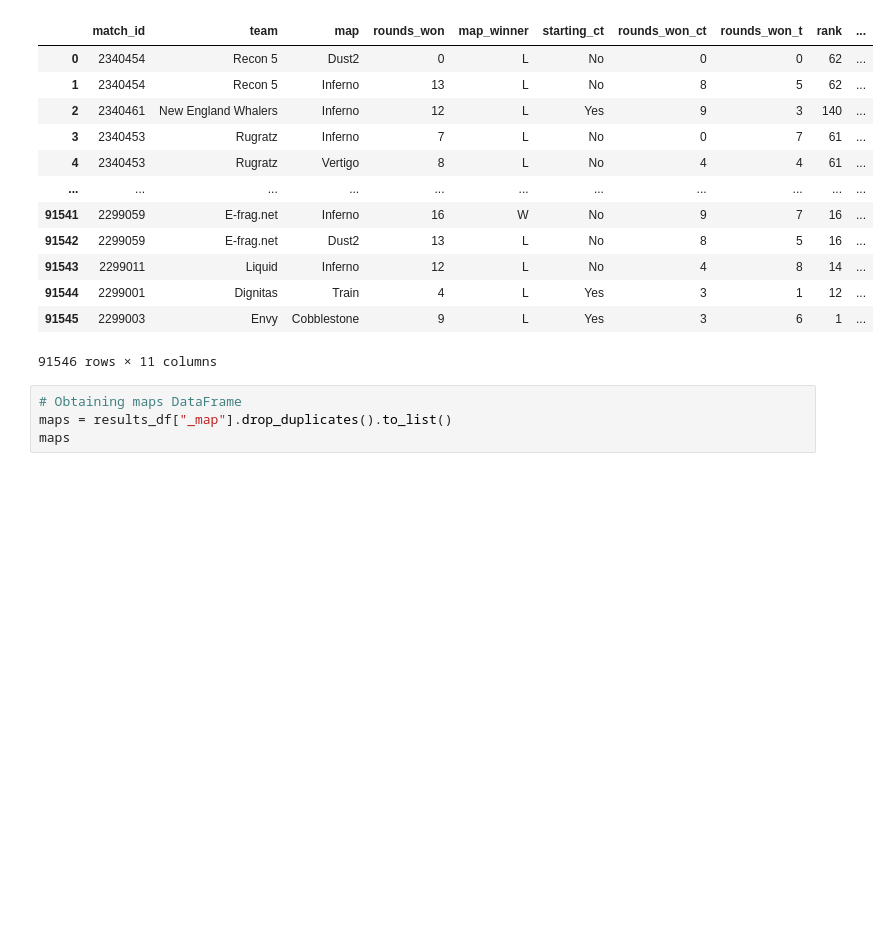
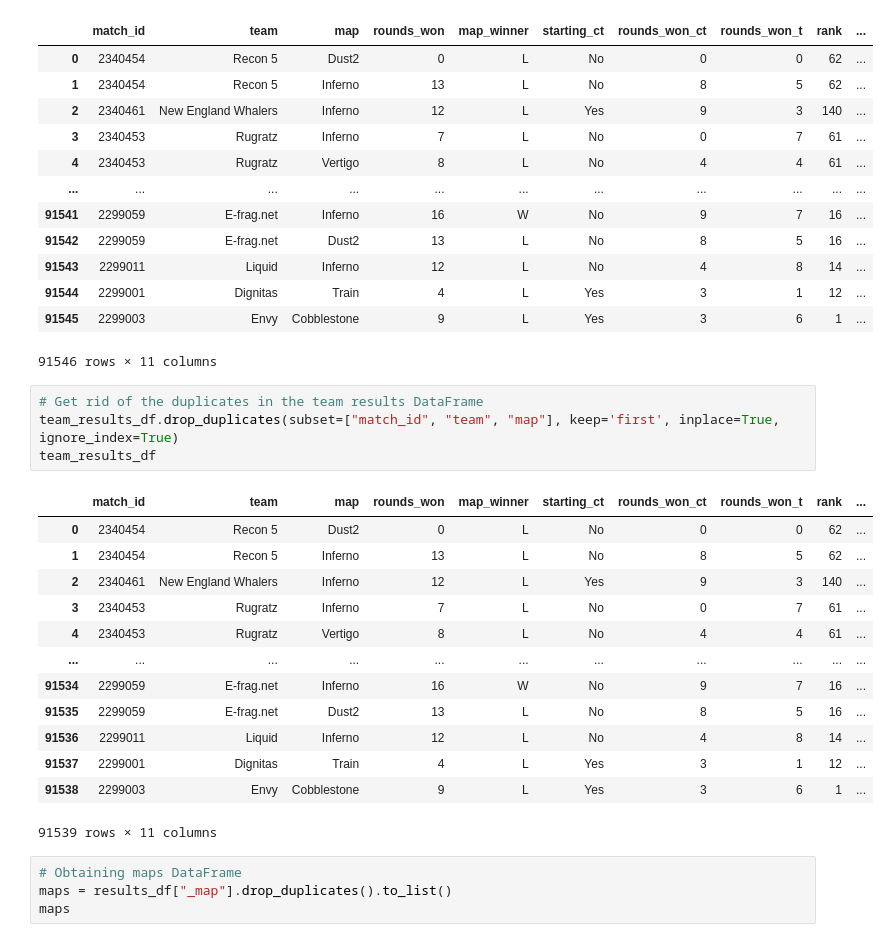
Before and after one commit to pqrt12/Final_Project, a Jupyter notebook: Notebook/ETL_process_historical_data.ipynb, the cells around one changed output. Cells and saved outputs as stored; diff of their text form; blank space fills up the shorter version.

```diff
--- a/Notebook/ETL_process_historical_data.ipynb
+++ b/Notebook/ETL_process_historical_data.ipynb
@@ -335,6 +304,24 @@ team_results_df
 | 91544 | 2299001 | Dignitas | Train | 4 | L | Yes | 3 | 1 | 12 | ... |
 | 91545 | 2299003 | Envy | Cobblestone | 9 | L | Yes | 3 | 6 | 1 | ... |
 91546 rows × 11 columns
+# %%
+# Get rid of the duplicates in the team results DataFrame
+team_results_df.drop_duplicates(subset=["match_id", "team", "map"], keep='first', inplace=True, ignore_index=True)
+team_results_df
+# %% [output]
+|  | match_id | team | map | rounds_won | map_winner | starting_ct | rounds_won_ct | rounds_won_t | rank | ... |
+| 0 | 2340454 | Recon 5 | Dust2 | 0 | L | No | 0 | 0 | 62 | ... |
+| 1 | 2340454 | Recon 5 | Inferno | 13 | L | No | 8 | 5 | 62 | ... |
+| 2 | 2340461 | New England Whalers | Inferno | 12 | L | Yes | 9 | 3 | 140 | ... |
+| 3 | 2340453 | Rugratz | Inferno | 7 | L | No | 0 | 7 | 61 | ... |
+| 4 | 2340453 | Rugratz | Vertigo | 8 | L | No | 4 | 4 | 61 | ... |
+| ... | ... | ... | ... | ... | ... | ... | ... | ... | ... | ... |
+| 91534 | 2299059 | E-frag.net | Inferno | 16 | W | No | 9 | 7 | 16 | ... |
+| 91535 | 2299059 | E-frag.net | Dust2 | 13 | L | No | 8 | 5 | 16 | ... |
+| 91536 | 2299011 | Liquid | Inferno | 12 | L | No | 4 | 8 | 14 | ... |
+| 91537 | 2299001 | Dignitas | Train | 4 | L | Yes | 3 | 1 | 12 | ... |
+| 91538 | 2299003 | Envy | Cobblestone | 9 | L | Yes | 3 | 6 | 1 | ... |
+91539 rows × 11 columns
 # %%
 # Obtaining maps DataFrame
 maps = results_df["_map"].drop_duplicates().to_list()
```
Also changed, not shown: parts of 9 cells of this notebook, 4 other files.
